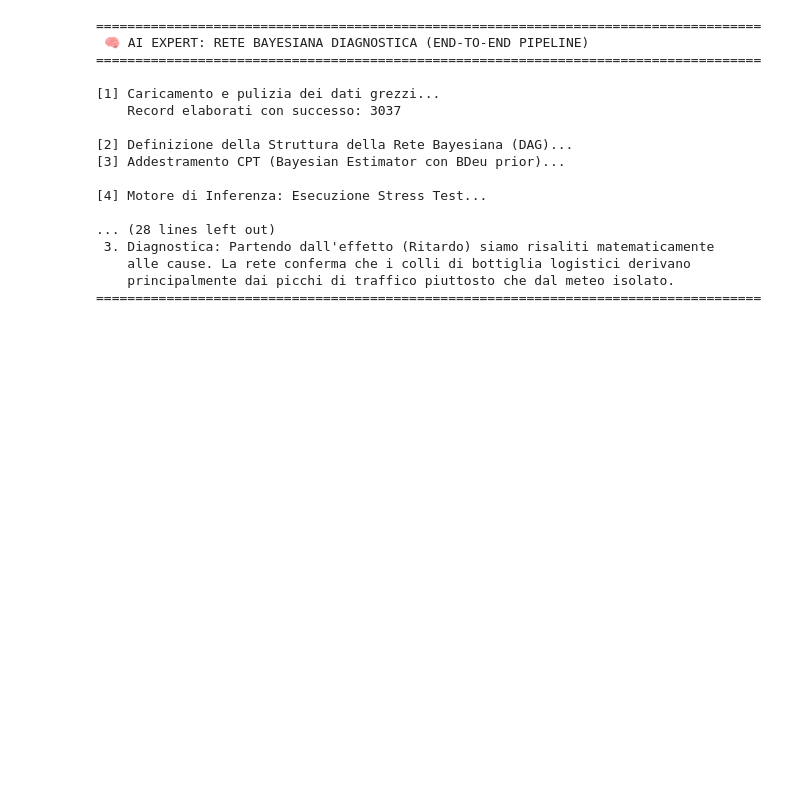
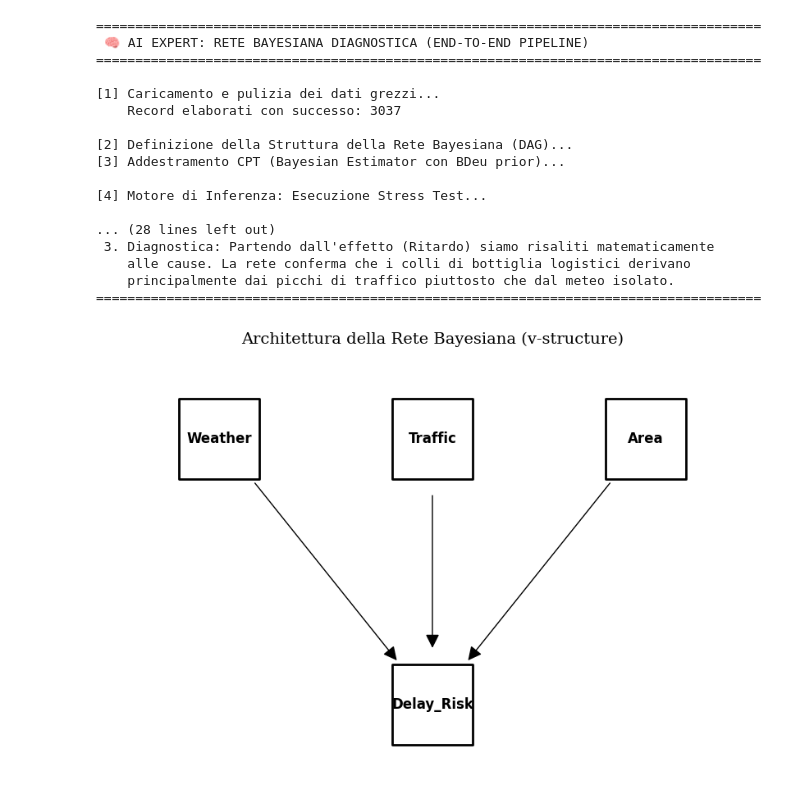
Before and after one commit to MikeRvsso/ICON25_26, a Jupyter notebook: BayesianNetwork/bayesian.ipynb, the cells around one changed output. Drawn from its saved outputs; the diff is of its cells as text; code cells hidden in the pictures; blank space fills up the shorter version.

```diff
--- a/BayesianNetwork/bayesian.ipynb
+++ b/BayesianNetwork/bayesian.ipynb
@@ -287,3 +287,38 @@ INFO:pgmpy: Datatype (N=numerical, C=Categorical Unordered, O=Categorical Ordere
     alle cause. La rete conferma che i colli di bottiglia logistici derivano
     principalmente dai picchi di traffico piuttosto che dal meteo isolato.
 =====================================================================================
+# %%
+import networkx as nx
+import matplotlib.pyplot as plt
+
+# Creazione del grafo diretto
+G = nx.DiGraph()
+
+# Definizione dei nodi
+nodes = ["Weather", "Traffic", "Area", "Delay_Risk"]
+G.add_nodes_from(nodes)
+
+# Definizione degli archi (v-structure)
+edges = [("Weather", "Delay_Risk"), ("Traffic", "Delay_Risk"), ("Area", "Delay_Risk")]
+G.add_edges_from(edges)
+
+# Posizionamento manuale per una struttura a "V" (imbuto)
+pos = {
+    "Weather": (-1, 1),
+    "Traffic": (0, 1),
+    "Area": (1, 1),
+    "Delay_Risk": (0, 0)
+}
+
+# Disegno del grafico
+plt.figure(figsize=(8, 5))
+nx.draw(G, pos, with_labels=True, node_size=5000, node_color="white",
+        edgecolors="black", linewidths=2, font_size=12, font_weight="bold",
+        arrowsize=25, arrowstyle='-|>', node_shape='s')
+
+plt.title("Architettura della Rete Bayesiana (v-structure)", fontsize=14, pad=20)
+plt.margins(0.2)
+plt.savefig("bayesian_dag.png", dpi=300, bbox_inches='tight')
+plt.show()
+# %% [output]
+[figure, added]
```
Also changed, not shown: 4 other files.
